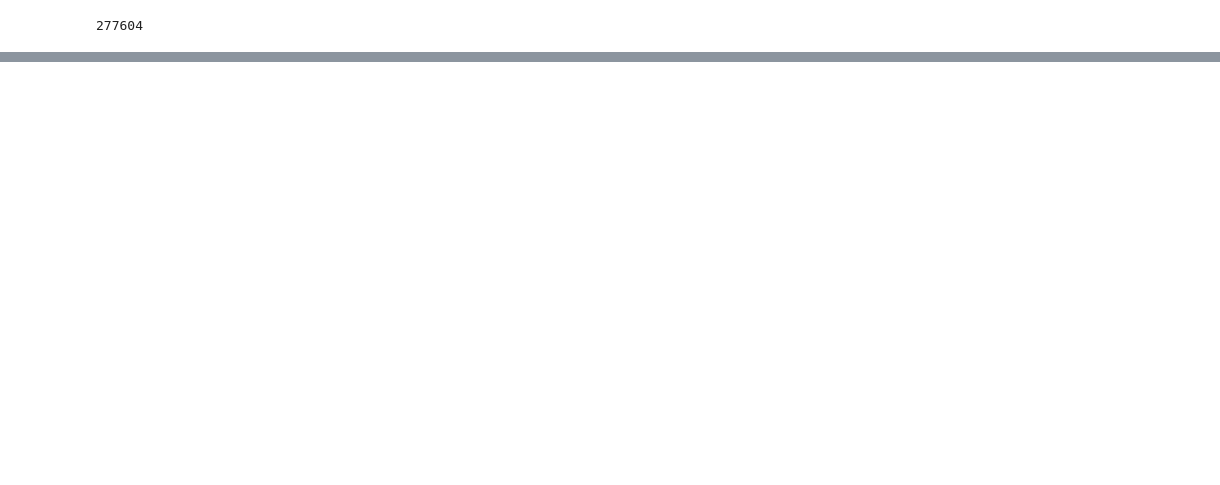
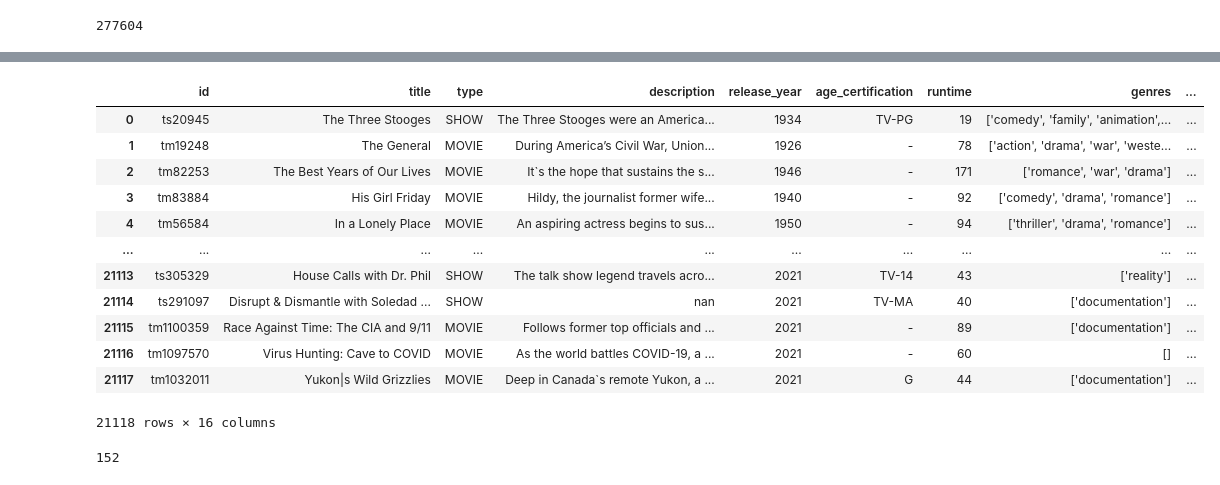
Before and after one commit to LVMRiba/MiniProjects, a Jupyter notebook: MiniProjects_3/Streaming.ipynb, the cells around one changed output, grey strips where cells are left out. Drawn from its saved outputs; the diff is of its cells as text; code cells hidden in the pictures; blank space fills up the shorter version.

```diff
--- a/MiniProjects_3/Streaming.ipynb
+++ b/MiniProjects_3/Streaming.ipynb
@@ -762,0 +742,3 @@ for genre in generos_unicos:
+# %%
+command_05 = """SELECT * FROM Credits"""
+command_06 = """SELECT * FROM Titles"""
@@ -762,0 +762,23 @@ for genre in generos_unicos:
+# %%
+consulta_002 = pd.read_sql_query(command_06, conn)
+consulta_002
+# %% [output]
+|  | id | title | type | description | release_year | age_certification | runtime | genres | ... |
+| 0 | ts20945 | The Three Stooges | SHOW | The Three Stooges were an America... | 1934 | TV-PG | 19 | ['comedy', 'family', 'animation',... | ... |
+| 1 | tm19248 | The General | MOVIE | During America’s Civil War, Union... | 1926 | - | 78 | ['action', 'drama', 'war', 'weste... | ... |
+| 2 | tm82253 | The Best Years of Our Lives | MOVIE | It`s the hope that sustains the s... | 1946 | - | 171 | ['romance', 'war', 'drama'] | ... |
+| 3 | tm83884 | His Girl Friday | MOVIE | Hildy, the journalist former wife... | 1940 | - | 92 | ['comedy', 'drama', 'romance'] | ... |
+| 4 | tm56584 | In a Lonely Place | MOVIE | An aspiring actress begins to sus... | 1950 | - | 94 | ['thriller', 'drama', 'romance'] | ... |
+| ... | ... | ... | ... | ... | ... | ... | ... | ... | ... |
+| 21113 | ts305329 | House Calls with Dr. Phil | SHOW | The talk show legend travels acro... | 2021 | TV-14 | 43 | ['reality'] | ... |
+| 21114 | ts291097 | Disrupt & Dismantle with Soledad ... | SHOW | nan | 2021 | TV-MA | 40 | ['documentation'] | ... |
+| 21115 | tm1100359 | Race Against Time: The CIA and 9/11 | MOVIE | Follows former top officials and ... | 2021 | - | 89 | ['documentation'] | ... |
+| 21116 | tm1097570 | Virus Hunting: Cave to COVID | MOVIE | As the world battles COVID-19, a ... | 2021 | - | 60 | [] | ... |
+| 21117 | tm1032011 | Yukon|s Wild Grizzlies | MOVIE | Deep in Canada`s remote Yukon, a ... | 2021 | G | 44 | ['documentation'] | ... |
+21118 rows × 16 columns
+# %%
+command_07 = """SELECT * FROM Titles WHERE type='MOVIE' AND release_year<1930"""
+consulta_003 = pd.read_sql_query(command_07, conn)
+len(consulta_003)
+# %% [output]
+152
```
Also changed, not shown: parts of 62 cells of this notebook.
